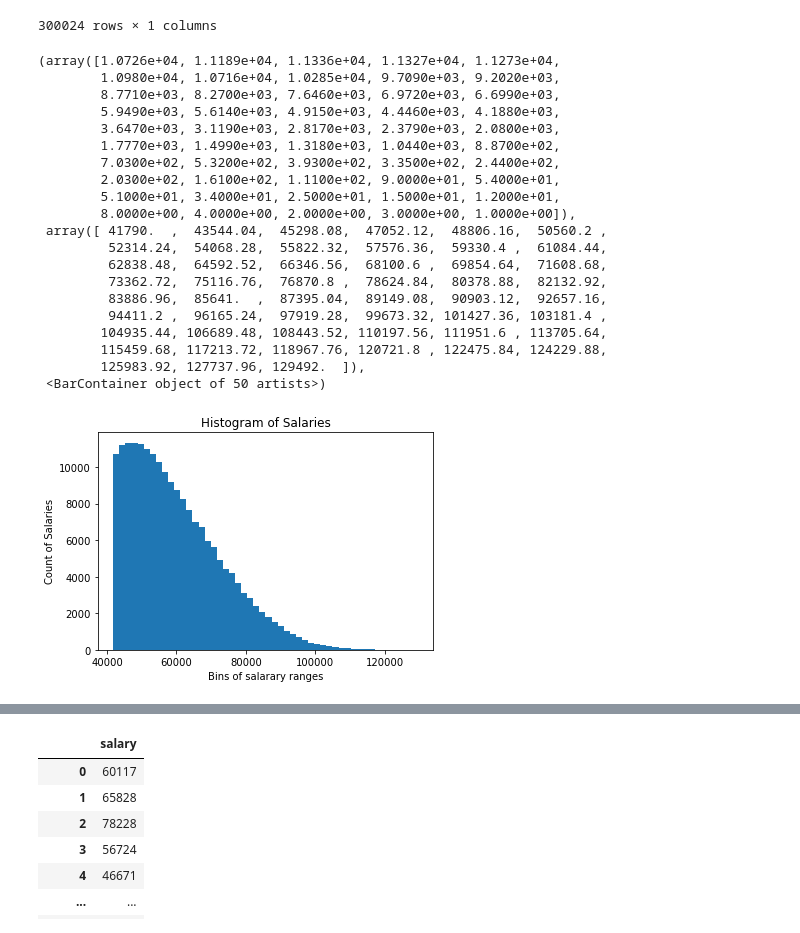
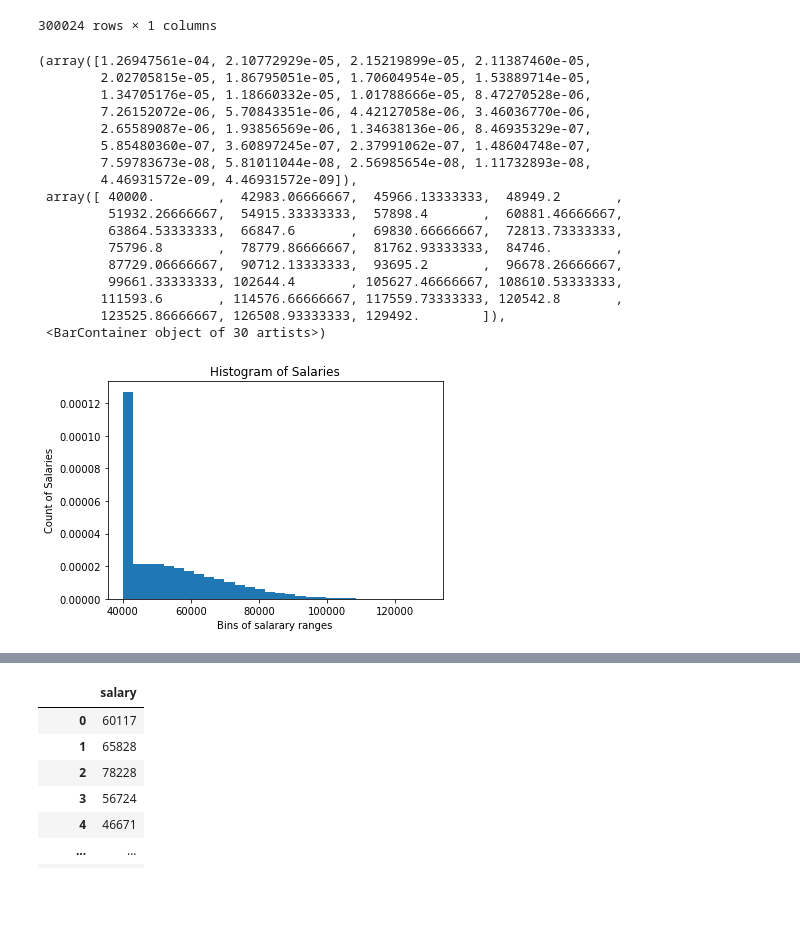
Before and after one commit to bpezzullo/SQL-Challenge, a Jupyter notebook: company.ipynb, the cells around one changed output, grey strips where cells are left out. Drawn from its saved outputs; the diff is of its cells as text; code cells hidden in the pictures; blank space fills up the shorter version.

Commit message:
changing histograms

```diff
--- a/company.ipynb
+++ b/company.ipynb
@@ -55,38 +57,37 @@ salary_df
 | 300023 | 63707 |
 300024 rows × 1 columns
 # %%
-# Seting to 50 bins
-n_bins= 50
+# Seting to 30 bins
+n_bins= 30
 
-# Generate a normal distribution, center at x=0 and y=5
+fig,ax = plt.subplots(1,1)
+
+# Provide the salaries
 y = salary_df['salary']
 
 # Label the graphs
-plt.title("Histogram of Salaries")
-plt.xlabel("Bins of salarary ranges")
-plt.ylabel("Count of Salaries")
+ax.set_title("Histogram of Salaries")
+ax.set_xlabel("Bins of salarary ranges")
+ax.set_ylabel("Count of Salaries")
 
 # We can set the number of bins with the `bins` kwarg
-plt.hist(y, bins=n_bins)
+ax.hist(y, bins=n_bins, density=True)
 # %% [output]
-(array([1.0726e+04, 1.1189e+04, 1.1336e+04, 1.1327e+04, 1.1273e+04,
-        1.0980e+04, 1.0716e+04, 1.0285e+04, 9.7090e+03, 9.2020e+03,
-        8.7710e+03, 8.2700e+03, 7.6460e+03, 6.9720e+03, 6.6990e+03,
-        5.9490e+03, 5.6140e+03, 4.9150e+03, 4.4460e+03, 4.1880e+03,
-        3.6470e+03, 3.1190e+03, 2.8170e+03, 2.3790e+03, 2.0800e+03,
-        1.7770e+03, 1.4990e+03, 1.3180e+03, 1.0440e+03, 8.8700e+02,
-        7.0300e+02, 5.3200e+02, 3.9300e+02, 3.3500e+02, 2.4400e+02,
-        2.0300e+02, 1.6100e+02, 1.1100e+02, 9.0000e+01, 5.4000e+01,
-        5.1000e+01, 3.4000e+01, 2.5000e+01, 1.5000e+01, 1.2000e+01,
-        8.0000e+00, 4.0000e+00, 2.0000e+00, 3.0000e+00, 1.0000e+00]),
- array([ 41790.  ,  43544.04,  45298.08,  47052.12,  48806.16,  50560.2 ,
-         52314.24,  54068.28,  55822.32,  57576.36,  59330.4 ,  61084.44,
-         62838.48,  64592.52,  66346.56,  68100.6 ,  69854.64,  71608.68,
-         73362.72,  75116.76,  76870.8 ,  78624.84,  80378.88,  82132.92,
-         83886.96,  85641.  ,  87395.04,  89149.08,  90903.12,  92657.16,
-         94411.2 ,  96165.24,  97919.28,  99673.32, 101427.36, 103181.4 ,
-        104935.44, 106689.48, 108443.52, 110197.56, 111951.6 , 113705.64,
-        115459.68, 117213.72, 118967.76, 120721.8 , 122475.84, 124229.88,
-        125983.92, 127737.96, 129492.  ]),
- <BarContainer object of 50 artists>)
+(array([1.26947561e-04, 2.10772929e-05, 2.15219899e-05, 2.11387460e-05,
+        2.02705815e-05, 1.86795051e-05, 1.70604954e-05, 1.53889714e-05,
+        1.34705176e-05, 1.18660332e-05, 1.01788666e-05, 8.47270528e-06,
+        7.26152072e-06, 5.70843351e-06, 4.42127058e-06, 3.46036770e-06,
+        2.65589087e-06, 1.93856569e-06, 1.34638136e-06, 8.46935329e-07,
+        5.85480360e-07, 3.60897245e-07, 2.37991062e-07, 1.48604748e-07,
+        7.59783673e-08, 5.81011044e-08, 2.56985654e-08, 1.11732893e-08,
+        4.46931572e-09, 4.46931572e-09]),
+ array([ 40000.        ,  42983.06666667,  45966.13333333,  48949.2       ,
+         51932.26666667,  54915.33333333,  57898.4       ,  60881.46666667,
+         63864.53333333,  66847.6       ,  69830.66666667,  72813.73333333,
+         75796.8       ,  78779.86666667,  81762.93333333,  84746.        ,
+         87729.06666667,  90712.13333333,  93695.2       ,  96678.26666667,
+         99661.33333333, 102644.4       , 105627.46666667, 108610.53333333,
+        111593.6       , 114576.66666667, 117559.73333333, 120542.8       ,
+        123525.86666667, 126508.93333333, 129492.        ]),
+ <BarContainer object of 30 artists>)
-[figure, old version]
+[figure, new version]
```
Also changed, not shown: parts of 3 cells of this notebook.
